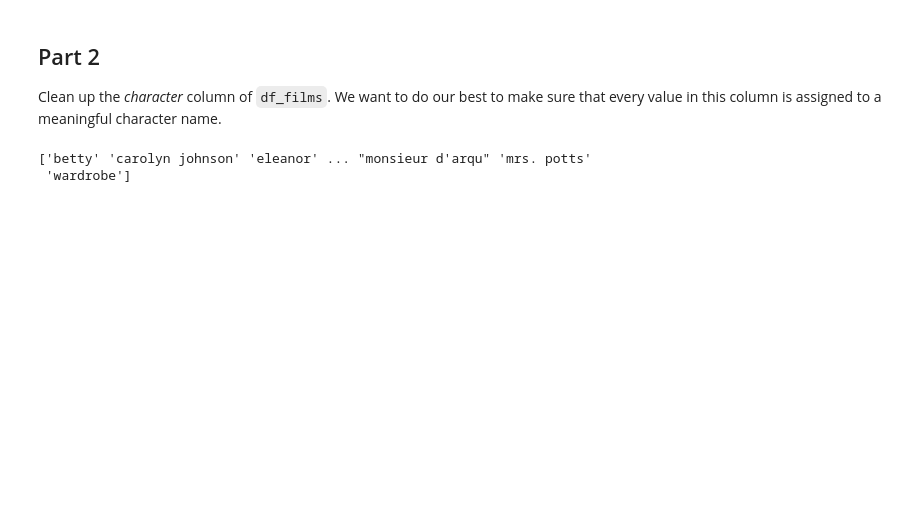
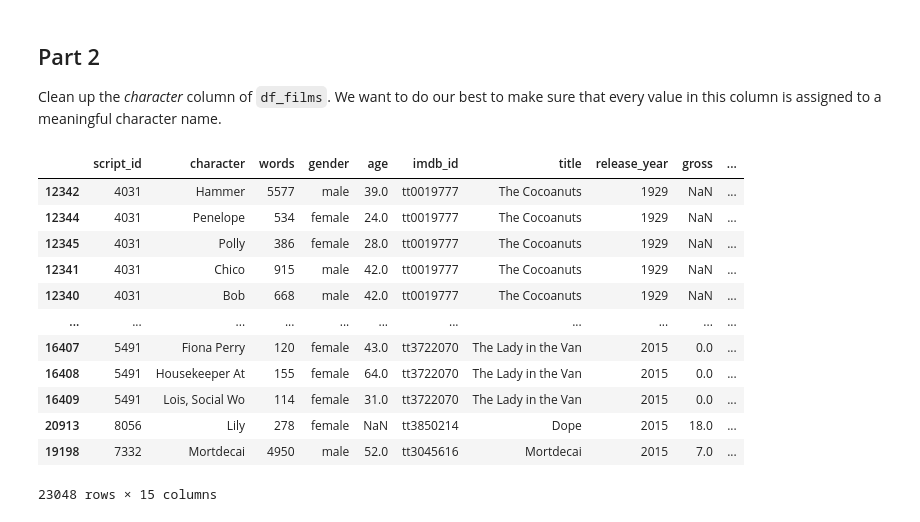
Before and after one commit to abhiram-yalavarthy/gitstuff, a Jupyter notebook: i501/I501 Labs and Pair Problems/lab_4-2.ipynb, the cells around one changed output. Saved outputs shown, nothing was run; the diff lists cells and outputs as text; code cells hidden in the pictures; blank space fills up the shorter version.

```diff
--- a/i501/I501 Labs and Pair Problems/lab_4-2.ipynb
+++ b/i501/I501 Labs and Pair Problems/lab_4-2.ipynb
@@ -881,0 +844,14 @@ plt.show()
+# %%
+# your code here
+df_films = df_films.sort_values(by='release_year')
+
+#  the time since the last blockbuster using pandas shift method
+df_films['time_since_last_blockbuster'] = df_films['release_year'] - df_films['release_year'].shift(1)
+
+#  total_gross against time_since_last_blockbuster
+plt.figure(figsize=(10, 6))
+plt.scatter(df_films['time_since_last_blockbuster'], df_films['gross'])
+plt.title('Total Gross vs Time Since Last Blockbuster')
+plt.xlabel('Time Since Last Blockbuster (in years)')
+plt.ylabel('Total Gross')
+plt.show()
@@ -886,17 +864,35 @@ Clean up the *character* column of `df_films`. We want to do our best to make su
 # %%
 # your code here
 # %%
-import pandas as pd
+df_films['character'] = df_films['character'].str.strip()
+df_films['character'] = df_films['character'].str.replace(r'\W', '_')
 
+df_films['character_film'] = df_films['title'] + '_' + df_films['character']
 
+unique_characters = df_films['character_film'].unique()
 
-df_films['character'] = df_films['character'].str.strip()
+duplicate_characters = [character for character in unique_characters if (unique_characters == character).sum() > 1]
 
-df_films['character'] = df_films['character'].str.lower()
-
-
-unique_characters = df_films['character'].unique()
-print(unique_characters)
+for duplicate_character in duplicate_characters:
+    duplicate_indices = df_films[df_films['character_film'] == duplicate_character].index
+    for i, index in enumerate(duplicate_indices):
+        if i > 0:
+            film_name, character_name = duplicate_character.split('_')
+            df_films.at[index, 'character'] = character_name + f'_{i+1}'
+            df_films.at[index, 'character_film'] = film_name + '_' + character_name + f'_{i+1}'
-# %% [output]
-['betty' 'carolyn johnson' 'eleanor' ... "monsieur d'arqu" 'mrs. potts'
- 'wardrobe']
+# %%
+df_films
+# %% [output]
+|  | script_id | character | words | gender | age | imdb_id | title | release_year | gross | ... |
+| 12342 | 4031 | Hammer | 5577 | male | 39.0 | tt0019777 | The Cocoanuts | 1929 | NaN | ... |
+| 12344 | 4031 | Penelope | 534 | female | 24.0 | tt0019777 | The Cocoanuts | 1929 | NaN | ... |
+| 12345 | 4031 | Polly | 386 | female | 28.0 | tt0019777 | The Cocoanuts | 1929 | NaN | ... |
+| 12341 | 4031 | Chico | 915 | male | 42.0 | tt0019777 | The Cocoanuts | 1929 | NaN | ... |
+| 12340 | 4031 | Bob | 668 | male | 42.0 | tt0019777 | The Cocoanuts | 1929 | NaN | ... |
+| ... | ... | ... | ... | ... | ... | ... | ... | ... | ... | ... |
+| 16407 | 5491 | Fiona Perry | 120 | female | 43.0 | tt3722070 | The Lady in the Van | 2015 | 0.0 | ... |
+| 16408 | 5491 | Housekeeper At | 155 | female | 64.0 | tt3722070 | The Lady in the Van | 2015 | 0.0 | ... |
+| 16409 | 5491 | Lois, Social Wo | 114 | female | 31.0 | tt3722070 | The Lady in the Van | 2015 | 0.0 | ... |
+| 20913 | 8056 | Lily | 278 | female | NaN | tt3850214 | Dope | 2015 | 18.0 | ... |
+| 19198 | 7332 | Mortdecai | 4950 | male | 52.0 | tt3045616 | Mortdecai | 2015 | 7.0 | ... |
+23048 rows × 15 columns
```
Also changed, not shown: parts of 8 cells of this notebook.
